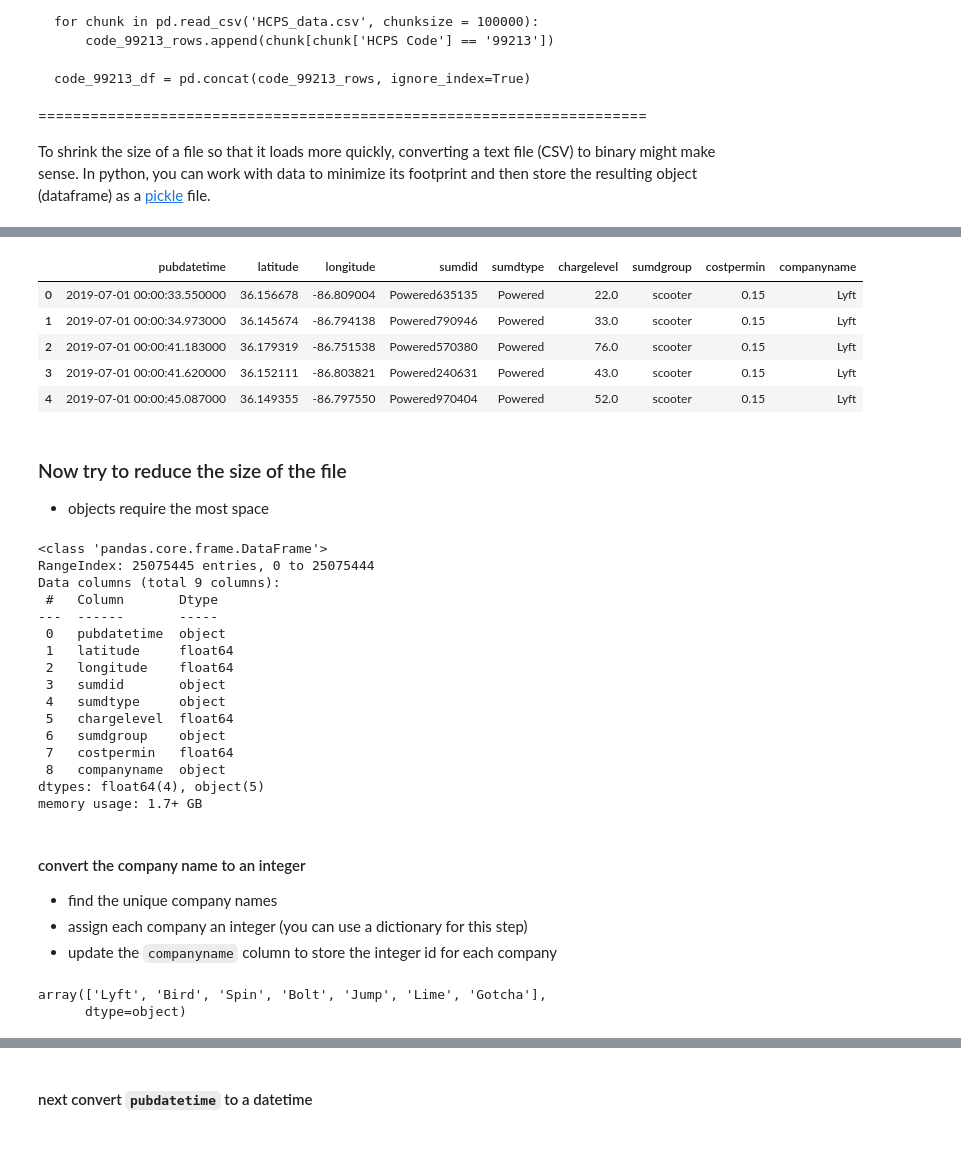
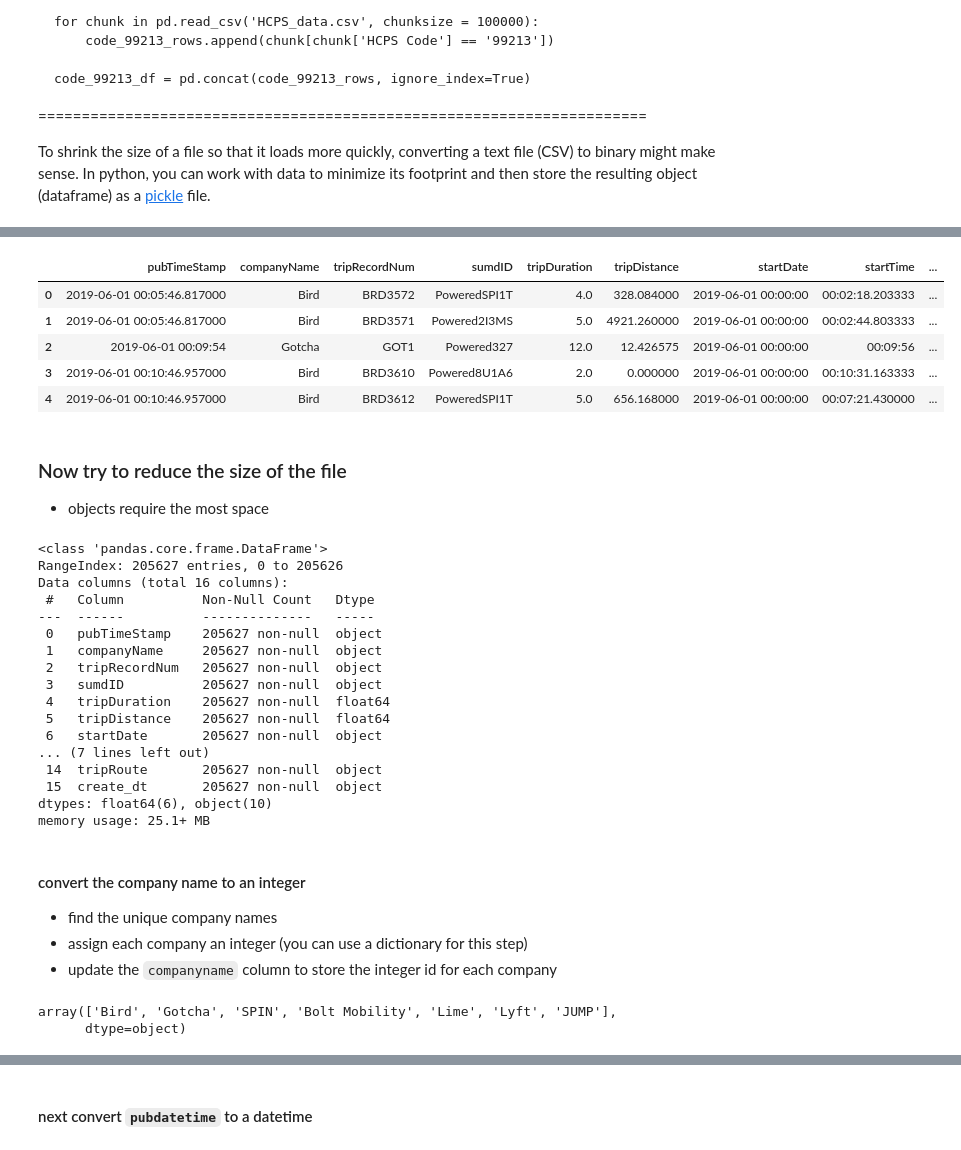
Before and after one commit to Rhunsilval/nashville_scooters_python, a Jupyter notebook: notebooks/pickle_files.ipynb, the cells around one changed output, grey strips where cells are left out. Saved outputs shown, nothing was run; the diff lists cells and outputs as text; code cells hidden in the pictures.

```diff
--- a/notebooks/pickle_files.ipynb
+++ b/notebooks/pickle_files.ipynb
@@ -19,6 +19,6 @@ import pandas as pd
 import pickle
 # %%
 %%time
-july = pd.read_csv('../data/july.csv')
-july.head()
+june_trip = pd.read_csv('../data/june_trip.csv')
+june_trip.head()
 # %% [output]
@@ -26,40 +26,41 @@ Wall time: 35.3 s
-|  | pubdatetime | latitude | longitude | sumdid | sumdtype | chargelevel | sumdgroup | costpermin | companyname |
-| 0 | 2019-07-01 00:00:33.550000 | 36.156678 | -86.809004 | Powered635135 | Powered | 22.0 | scooter | 0.15 | Lyft |
-| 1 | 2019-07-01 00:00:34.973000 | 36.145674 | -86.794138 | Powered790946 | Powered | 33.0 | scooter | 0.15 | Lyft |
-| 2 | 2019-07-01 00:00:41.183000 | 36.179319 | -86.751538 | Powered570380 | Powered | 76.0 | scooter | 0.15 | Lyft |
-| 3 | 2019-07-01 00:00:41.620000 | 36.152111 | -86.803821 | Powered240631 | Powered | 43.0 | scooter | 0.15 | Lyft |
-| 4 | 2019-07-01 00:00:45.087000 | 36.149355 | -86.797550 | Powered970404 | Powered | 52.0 | scooter | 0.15 | Lyft |
+|  | pubTimeStamp | companyName | tripRecordNum | sumdID | tripDuration | tripDistance | startDate | startTime | ... |
+| 0 | 2019-06-01 00:05:46.817000 | Bird | BRD3572 | PoweredSPI1T | 4.0 | 328.084000 | 2019-06-01 00:00:00 | 00:02:18.203333 | ... |
+| 1 | 2019-06-01 00:05:46.817000 | Bird | BRD3571 | Powered2I3MS | 5.0 | 4921.260000 | 2019-06-01 00:00:00 | 00:02:44.803333 | ... |
+| 2 | 2019-06-01 00:09:54 | Gotcha | GOT1 | Powered327 | 12.0 | 12.426575 | 2019-06-01 00:00:00 | 00:09:56 | ... |
+| 3 | 2019-06-01 00:10:46.957000 | Bird | BRD3610 | Powered8U1A6 | 2.0 | 0.000000 | 2019-06-01 00:00:00 | 00:10:31.163333 | ... |
+| 4 | 2019-06-01 00:10:46.957000 | Bird | BRD3612 | PoweredSPI1T | 5.0 | 656.168000 | 2019-06-01 00:00:00 | 00:07:21.430000 | ... |
 # %% [markdown]
 ### Now try to reduce the size of the file
 - objects require the most space
 # %%
-july.info()
+june_trip.info()
 # %% [output]
 <class 'pandas.core.frame.DataFrame'>
-RangeIndex: 25075445 entries, 0 to 25075444
-Data columns (total 9 columns):
- #   Column       Dtype
----  ------       -----
- 0   pubdatetime  object
- 1   latitude     float64
- 2   longitude    float64
- 3   sumdid       object
- 4   sumdtype     object
- 5   chargelevel  float64
- 6   sumdgroup    object
- 7   costpermin   float64
- 8   companyname  object
-dtypes: float64(4), object(5)
-memory usage: 1.7+ GB
+RangeIndex: 205627 entries, 0 to 205626
+Data columns (total 16 columns):
+ #   Column          Non-Null Count   Dtype
+---  ------          --------------   -----
+ 0   pubTimeStamp    205627 non-null  object
+ 1   companyName     205627 non-null  object
+ 2   tripRecordNum   205627 non-null  object
+ 3   sumdID          205627 non-null  object
+ 4   tripDuration    205627 non-null  float64
+ 5   tripDistance    205627 non-null  float64
+ 6   startDate       205627 non-null  object
+... (7 lines left out)
+ 14  tripRoute       205627 non-null  object
+ 15  create_dt       205627 non-null  object
+dtypes: float64(6), object(10)
+memory usage: 25.1+ MB
 # %% [markdown]
 #### convert the company name to an integer
 - find the unique company names
 - assign each company an integer (you can use a dictionary for this step)
 - update the `companyname` column to store the integer id for each company
-# %%
-july.companyname.unique()
-# %% [output]
-array(['Lyft', 'Bird', 'Spin', 'Bolt', 'Jump', 'Lime', 'Gotcha'],
-      dtype=object)
+# %%
+june_trip.companyName.unique()
+# %% [output]
+array(['Bird', 'Gotcha', 'SPIN', 'Bolt Mobility', 'Lime', 'Lyft', 'JUMP'],
+      dtype=object)
 # %%
 company_dict = {'Bird':0, 'Lyft': 1, 'Gotcha': 2, 'Lime': 3, 'Spin': 4, 'Jump': 5, 'Bolt': 6}
```
Also changed, not shown: parts of 10 cells of this notebook, 5 other files.
